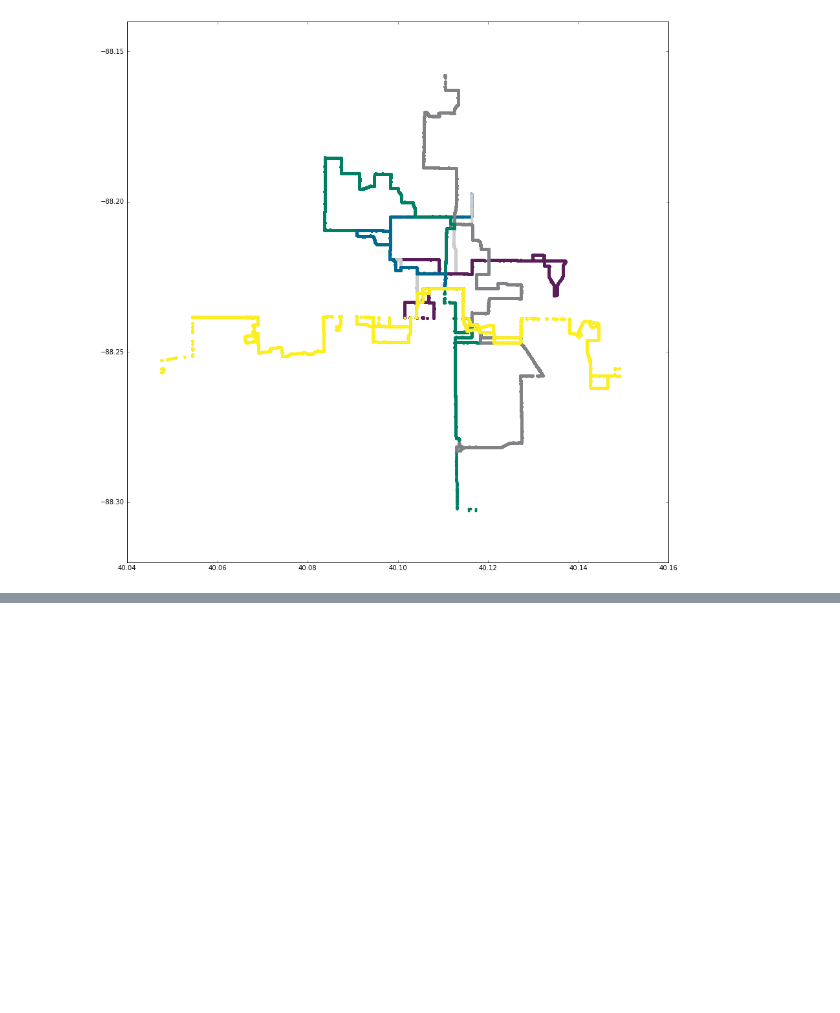
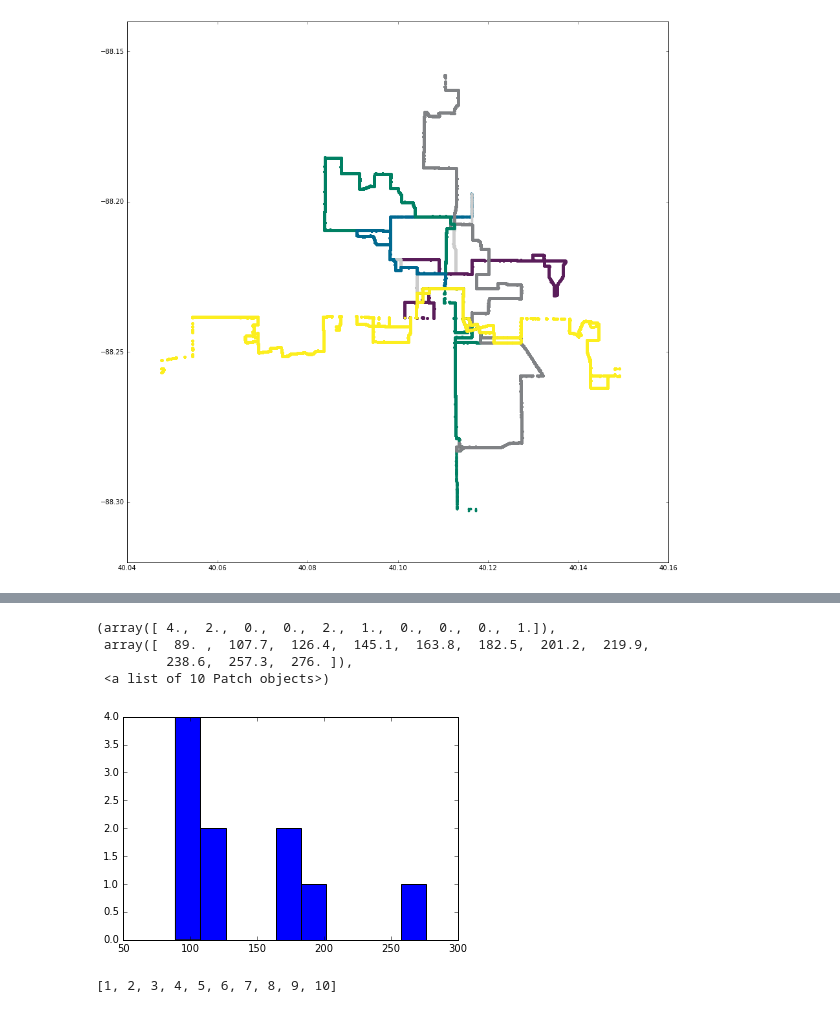
Before and after one commit to nikolausn/project-spring2017, a Jupyter notebook: part1/cumtd.ipynb, the cells around one changed output, grey strips where cells are left out. Cells and saved outputs as stored; diff of their text form; code cells hidden in the pictures; blank space fills up the shorter version.

```diff
--- a/part1/cumtd.ipynb
+++ b/part1/cumtd.ipynb
@@ -240,0 +246,12 @@ p = ax.plot(Vt[0,],Vt[1,],'o')
+# %%
+plt.hist(top_10_route)
+# %% [output]
+(array([ 4.,  2.,  0.,  0.,  2.,  1.,  0.,  0.,  0.,  1.]),
+ array([  89. ,  107.7,  126.4,  145.1,  163.8,  182.5,  201.2,  219.9,
+         238.6,  257.3,  276. ]),
+ <a list of 10 Patch objects>)
+[figure, added]
+# %%
+list(range(1,11))
+# %% [output]
+[1, 2, 3, 4, 5, 6, 7, 8, 9, 10]
```
Also changed, not shown: parts of 11 cells of this notebook.
